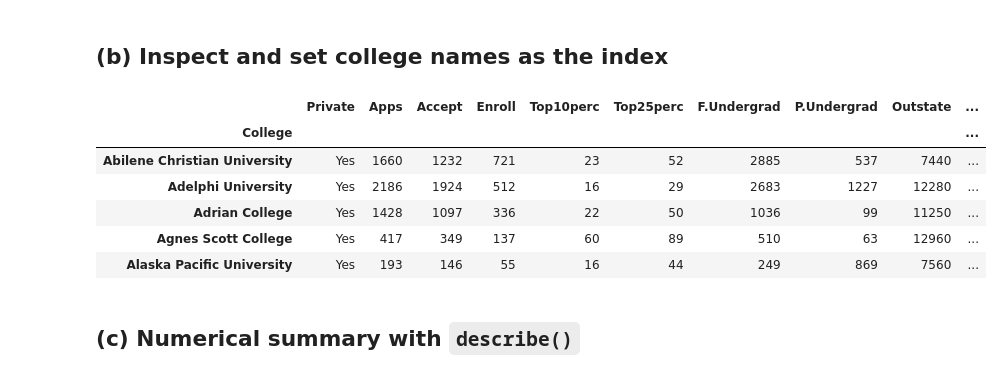
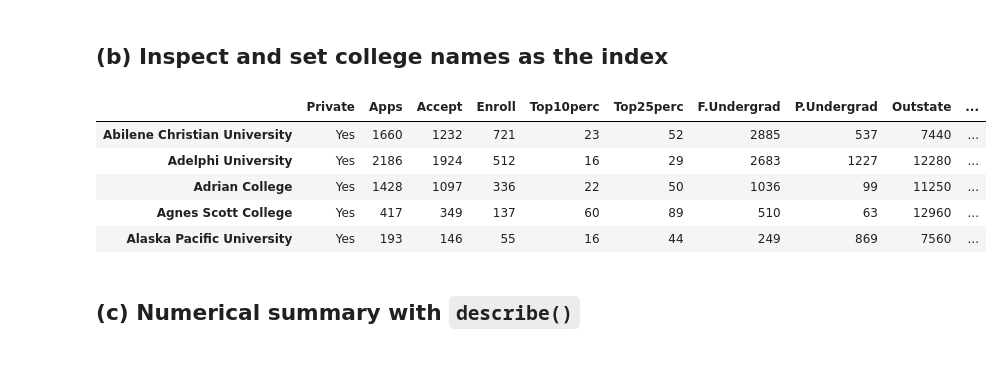
Before and after one commit to samuelbengtssonekstrom-lab/ISLP, a Jupyter notebook: ch02-statistical-learning/exercises/Ex8.ipynb, the cells around one changed output. Cells and saved outputs as stored; diff of their text form; code cells hidden in the pictures.

```diff
--- a/ch02-statistical-learning/exercises/Ex8.ipynb
+++ b/ch02-statistical-learning/exercises/Ex8.ipynb
@@ -33,14 +33,13 @@ college.head()
 # %%
 college2 = pd.read_csv(data_path, index_col=0)
 college3 = college.rename({'Unnamed: 0': 'College'}, axis=1)
 college3 = college3.set_index('College')
 
 # Keep the modified version as requested.
-college = college3
+college = college2
 college.head()
 # %% [output]
 |  | Private | Apps | Accept | Enroll | Top10perc | Top25perc | F.Undergrad | P.Undergrad | Outstate | ... |
-| College |  |  |  |  |  |  |  |  |  | ... |
 | Abilene Christian University | Yes | 1660 | 1232 | 721 | 23 | 52 | 2885 | 537 | 7440 | ... |
 | Adelphi University | Yes | 2186 | 1924 | 512 | 16 | 29 | 2683 | 1227 | 12280 | ... |
 | Adrian College | Yes | 1428 | 1097 | 336 | 22 | 50 | 1036 | 99 | 11250 | ... |
```
Also changed, not shown: parts of 1 cell of this notebook, 8 other files.
